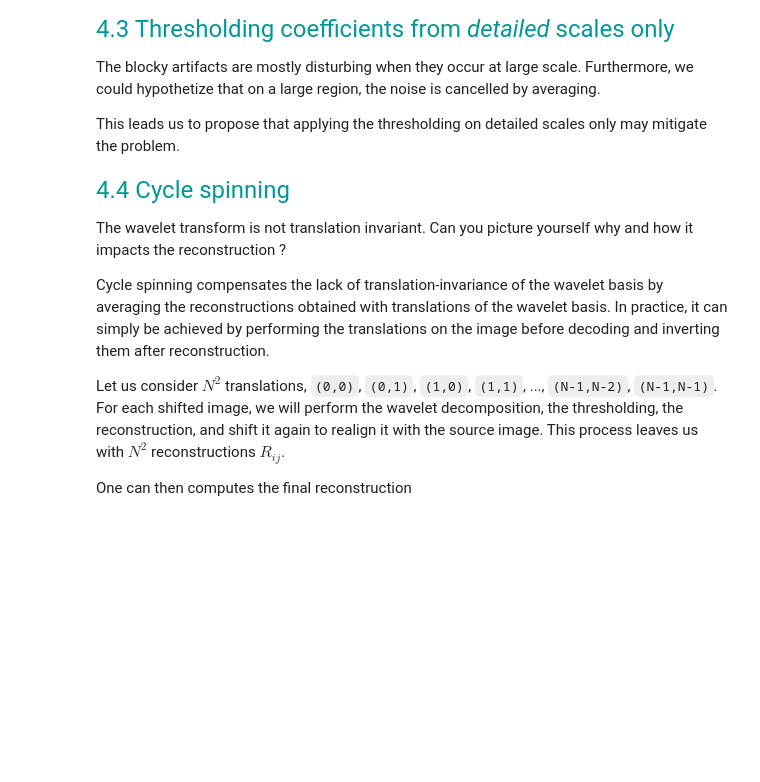
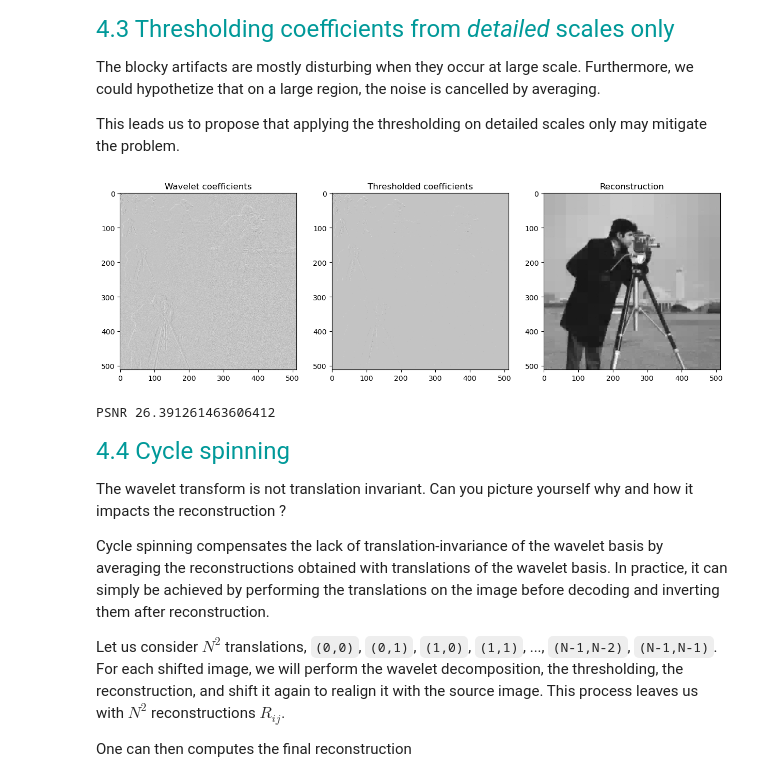
Before and after one commit to Siqi-Hu/LELEC2885-image-processing, a Jupyter notebook: TP2 files-20241001/TP2_student.ipynb, the cells around one changed output. Drawn from its saved outputs; the diff is of its cells as text; code cells hidden in the pictures; blank space fills up the shorter version.

```diff
--- a/TP2 files-20241001/TP2_student.ipynb
+++ b/TP2 files-20241001/TP2_student.ipynb
@@ -675,22 +705,28 @@ This leads us to propose that applying the thresholding on detailed scales only
 # %%
 T = sigma*3
 
 base_coeffs = WaveletCoeffs.dec2(I, "haar")
 coeffs = base_coeffs.clone()
 # threshold details on 3 higher resolutions for instance?
 # YOUR IMPLEMENTATION HERE
+# coeffs.details(3, coeffs.detail_levels - 1)[:] = thresh_hard(coeffs.details(3, coeffs.detail_levels - 1), T)
+coeffs.details(3, coeffs.detail_levels - 1)[:] = thresh_soft(coeffs.details(3, coeffs.detail_levels - 1), T)
+
 
 rec = coeffs.rec2()
 
 plt.figure(figsize=(15,5))
 plt.subplot(131, title="Wavelet coefficients")
 plot_wavelet(base_coeffs)
 plt.subplot(132, title="Thresholded coefficients")
 plot_wavelet(coeffs)
 plt.subplot(133, title="Reconstruction")
 plt.imshow(rec, cmap="gray")
 plt.show()
 print("PSNR", PSNR(I0, rec))
+# %% [output]
+[figure, added]
+PSNR 26.391261463606412
 # %% [markdown]
 <font size=5 color=#009999> 4.4 Cycle spinning </font> <br>
 
```
Also changed, not shown: parts of 8 cells of this notebook, 11 other files.
